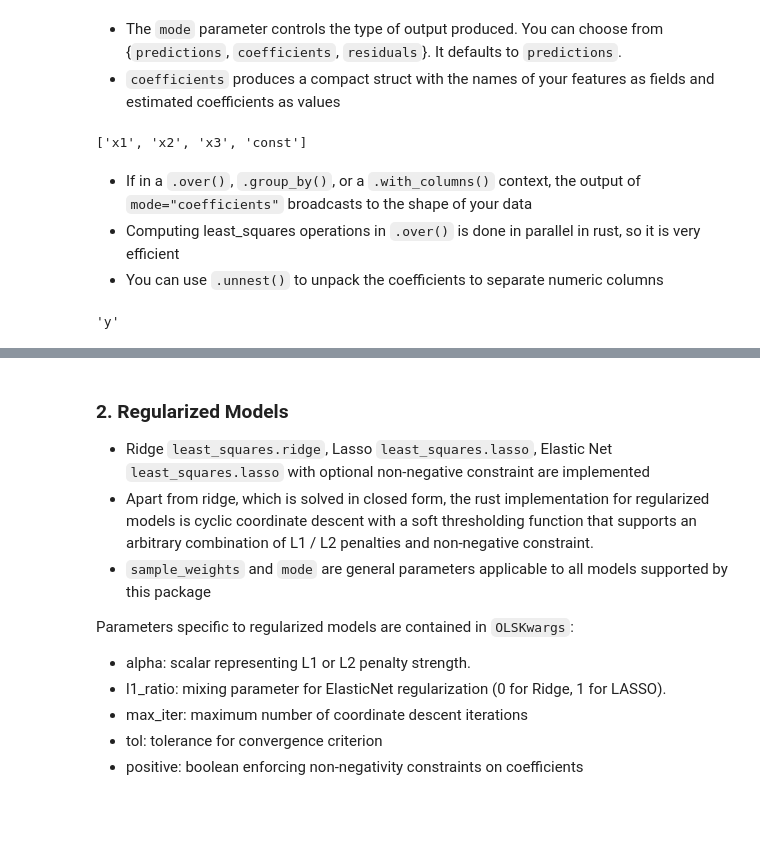
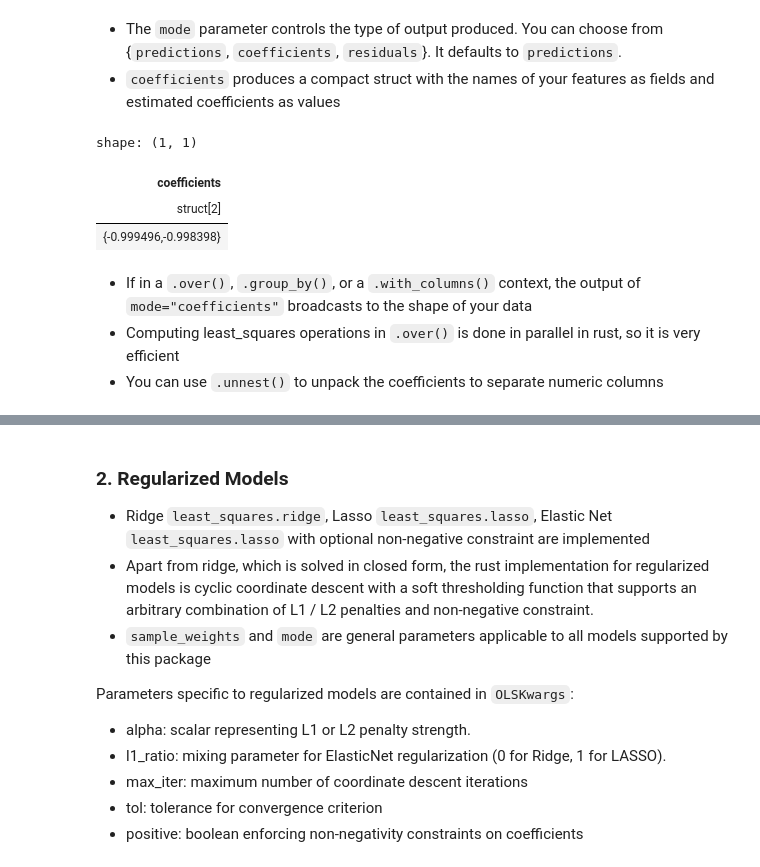
Before and after one commit to azmyrajab/polars_ols, a Jupyter notebook: notebooks/polars_ols_demo.ipynb, the cells around one changed output, grey strips where cells are left out. Cells and saved outputs as stored; diff of their text form; code cells hidden in the pictures; blank space fills up the shorter version.

```diff
--- a/notebooks/polars_ols_demo.ipynb
+++ b/notebooks/polars_ols_demo.ipynb
@@ -69,18 +104,15 @@ shape: (10, 9)
-# %%
-cc["coefficients"].struct.fields
-# %% [output]
-['x1', 'x2', 'x3', 'const']
 # %%
-cc = df.select(pl.col("y").least_squares.ols(pl.selectors.starts_with("x"), add_intercept=True, mode="coefficients")
+df.select(pl.col("y").least_squares.ols(pl.selectors.starts_with("x"), add_intercept=True, mode="coefficients")
           .alias("coefficients"))
+# %% [output]
+shape: (1, 1)
+| coefficients |
+| struct[2] |
+| {-0.999496,-0.998398} |
 # %% [markdown]
 - If in a `.over()`, `.group_by()`, or a `.with_columns()` context, the output of `mode="coefficients"` broadcasts to the shape of your data
 - Computing least_squares operations in `.over()` is done in parallel in rust, so it is very efficient
 - You can use `.unnest()` to unpack the coefficients to separate numeric columns
-# %%
-pl.col("y").over("group").meta.output_name()
-# %% [output]
-'y'
 # %%
 df_coefficients = df.select("group", pl.col("y").least_squares.ols(
    "x1", "x2", "x3", add_intercept=True, mode="coefficients").over("group")
```
Also changed, not shown: parts of 44 cells of this notebook, 3 other files.
